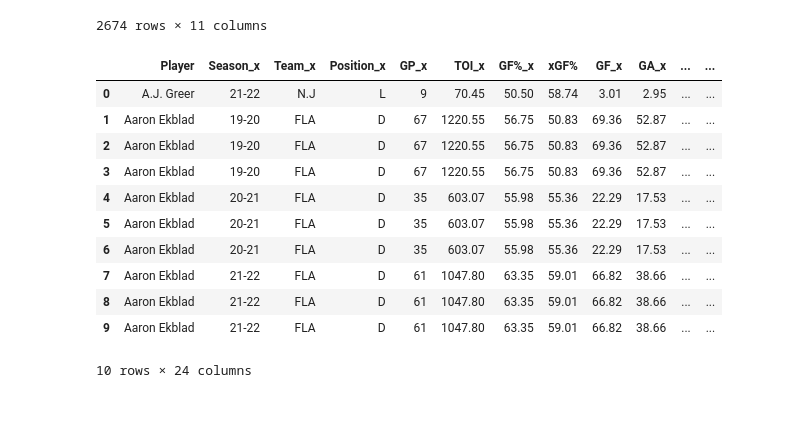
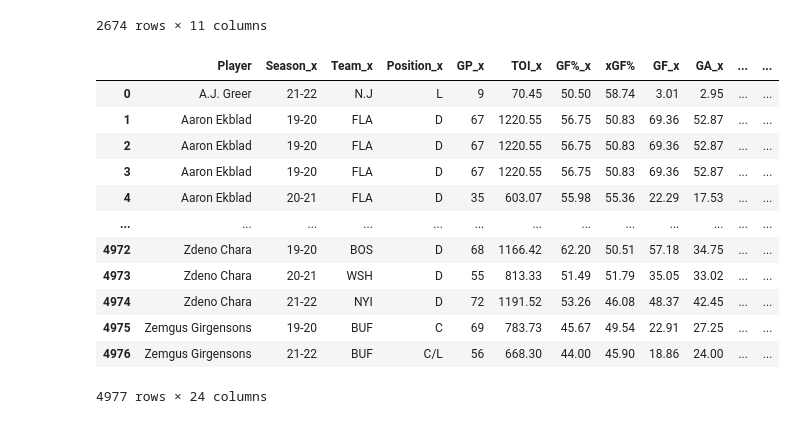
Before and after one commit to danmartin25/Hockey_Model, a Jupyter notebook: Hockey_Model_Mark_I.ipynb, the cells around one changed output. Cells and saved outputs as stored; diff of their text form; code cells hidden in the pictures.

```diff
--- a/Hockey_Model_Mark_I.ipynb
+++ b/Hockey_Model_Mark_I.ipynb
@@ -372,17 +372,18 @@ skater_box_totals
 2674 rows × 11 columns
 # %%
 combined_player_df = pd.merge(skater_EV_totals, skater_PP_totals, how="left", on=["Player", "Player"])
-combined_player_df.head(10)
+combined_player_df
 # %% [output]
 |  | Player | Season_x | Team_x | Position_x | GP_x | TOI_x | GF%_x | xGF% | GF_x | GA_x | ... | ... |
 | 0 | A.J. Greer | 21-22 | N.J | L | 9 | 70.45 | 50.50 | 58.74 | 3.01 | 2.95 | ... | ... |
 | 1 | Aaron Ekblad | 19-20 | FLA | D | 67 | 1220.55 | 56.75 | 50.83 | 69.36 | 52.87 | ... | ... |
 | 2 | Aaron Ekblad | 19-20 | FLA | D | 67 | 1220.55 | 56.75 | 50.83 | 69.36 | 52.87 | ... | ... |
 | 3 | Aaron Ekblad | 19-20 | FLA | D | 67 | 1220.55 | 56.75 | 50.83 | 69.36 | 52.87 | ... | ... |
 | 4 | Aaron Ekblad | 20-21 | FLA | D | 35 | 603.07 | 55.98 | 55.36 | 22.29 | 17.53 | ... | ... |
-| 5 | Aaron Ekblad | 20-21 | FLA | D | 35 | 603.07 | 55.98 | 55.36 | 22.29 | 17.53 | ... | ... |
-| 6 | Aaron Ekblad | 20-21 | FLA | D | 35 | 603.07 | 55.98 | 55.36 | 22.29 | 17.53 | ... | ... |
-| 7 | Aaron Ekblad | 21-22 | FLA | D | 61 | 1047.80 | 63.35 | 59.01 | 66.82 | 38.66 | ... | ... |
-| 8 | Aaron Ekblad | 21-22 | FLA | D | 61 | 1047.80 | 63.35 | 59.01 | 66.82 | 38.66 | ... | ... |
-| 9 | Aaron Ekblad | 21-22 | FLA | D | 61 | 1047.80 | 63.35 | 59.01 | 66.82 | 38.66 | ... | ... |
+| ... | ... | ... | ... | ... | ... | ... | ... | ... | ... | ... | ... | ... |
+| 4972 | Zdeno Chara | 19-20 | BOS | D | 68 | 1166.42 | 62.20 | 50.51 | 57.18 | 34.75 | ... | ... |
+| 4973 | Zdeno Chara | 20-21 | WSH | D | 55 | 813.33 | 51.49 | 51.79 | 35.05 | 33.02 | ... | ... |
+| 4974 | Zdeno Chara | 21-22 | NYI | D | 72 | 1191.52 | 53.26 | 46.08 | 48.37 | 42.45 | ... | ... |
+| 4975 | Zemgus Girgensons | 19-20 | BUF | C | 69 | 783.73 | 45.67 | 49.54 | 22.91 | 27.25 | ... | ... |
+| 4976 | Zemgus Girgensons | 21-22 | BUF | C/L | 56 | 668.30 | 44.00 | 45.90 | 18.86 | 24.00 | ... | ... |
-10 rows × 24 columns
+4977 rows × 24 columns
```
Also changed, not shown: parts of 7 cells of this notebook.
